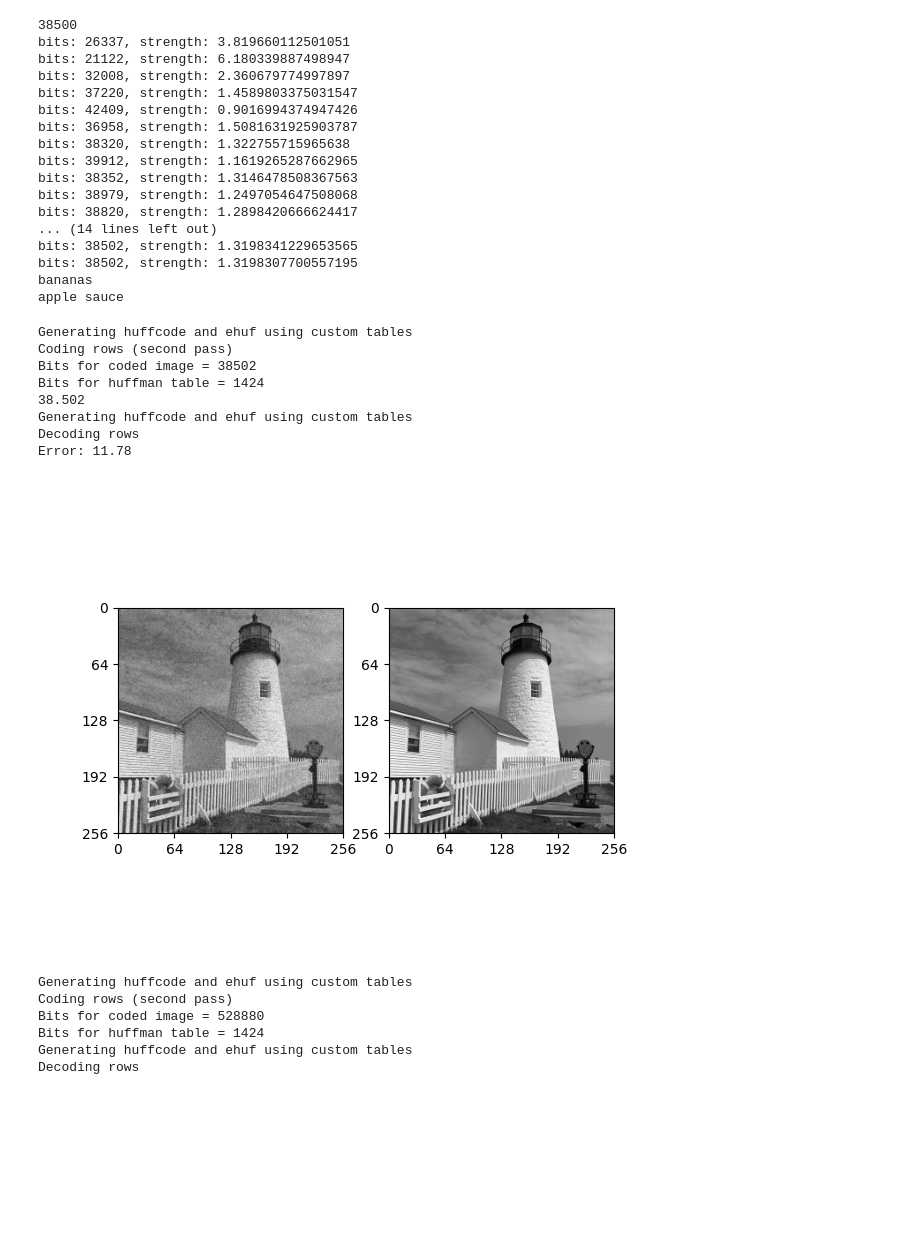
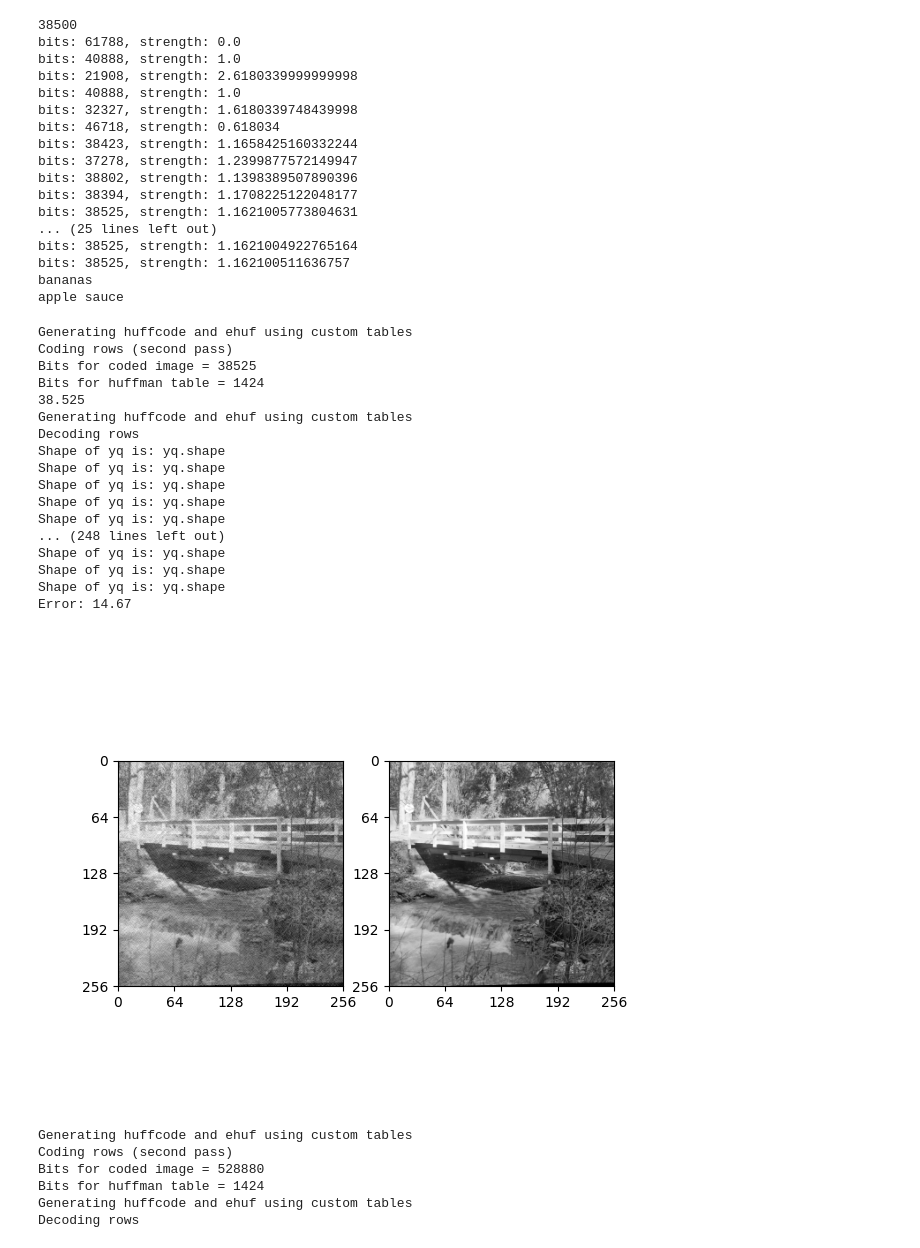
Before and after one commit to sigproc-classrooms/sf2-competition-2023-team-10, a Jupyter notebook: experiments.ipynb, the cells around one changed output. Cells and saved outputs as stored; diff of their text form; code cells hidden in the pictures; blank space fills up the shorter version.

```diff
--- a/experiments.ipynb
+++ b/experiments.ipynb
@@ -17,59 +17,70 @@ flamingo, _ = load_mat_img(img='flamingo.mat', img_info='X')
 lighthouse = lighthouse -  128.0
 bridge = bridge - 128.0
 flamingo = flamingo - 128.0
+# %%
+X = bridge
 # %%
-pca_object, pca_result, factors, strength = DWT_quant(lighthouse)
+pca_object, pca_result, factors, strength = DWT_quant(X)
 # %% [output]
 38500
-bits: 26337, strength: 3.819660112501051
-bits: 21122, strength: 6.180339887498947
-bits: 32008, strength: 2.360679774997897
-bits: 37220, strength: 1.4589803375031547
-bits: 42409, strength: 0.9016994374947426
-bits: 36958, strength: 1.5081631925903787
-bits: 38320, strength: 1.322755715965638
-bits: 39912, strength: 1.1619265287662965
-bits: 38352, strength: 1.3146478508367563
-bits: 38979, strength: 1.2497054647508068
-bits: 38820, strength: 1.2898420666624417
-... (14 lines left out)
-bits: 38502, strength: 1.3198341229653565
-bits: 38502, strength: 1.3198307700557195
+bits: 61788, strength: 0.0
+bits: 40888, strength: 1.0
+bits: 21908, strength: 2.6180339999999998
+bits: 40888, strength: 1.0
+bits: 32327, strength: 1.6180339748439998
+bits: 46718, strength: 0.618034
+bits: 38423, strength: 1.1658425160332244
+bits: 37278, strength: 1.2399877572149947
+bits: 38802, strength: 1.1398389507890396
+bits: 38394, strength: 1.1708225122048177
+bits: 38525, strength: 1.1621005773804631
+... (25 lines left out)
+bits: 38525, strength: 1.1621004922765164
+bits: 38525, strength: 1.162100511636757
 bananas
 apple sauce
 # %%
 # reconstructed0 = inverse_DWT(Yq, N, g1, g2)
 vlc, header = PCA_huffenc(pca_result, opthuff=True)
 print(np.sum(vlc[:, 1])/1000)
-pca_decoded = PCA_huffdec(vlc, hufftab=header)
+pca_decoded = PCA_huffdec(vlc, pca_object, hufftab=header)
 
 DWT_decoded = inverse_PCA_DWT(pca_object, pca_result)
 
 
 
 DWT_final = quantdwt2(DWT_decoded, factors, strength=strength)
 reconstructed = inverse_DWT(DWT_final, N, g1, g2)
 
 
 fig, axs = plt.subplots(1, 2)
 plot_image(reconstructed, ax=axs[0])
-plot_image(lighthouse, ax=axs[1])
+plot_image(X, ax=axs[1])
 
 # size_of_img = np.sum(vlc[:, 1])
 # axs.set(title='Decoded and reconstructed image', yticks=[], xlabel=f'no. of bits: {size_of_img:.2e}')
 
 
-print("Error:", np.std(reconstructed-lighthouse).round(2))
+print("Error:", np.std(reconstructed-X).round(2))
 # %% [output]
 Generating huffcode and ehuf using custom tables
 Coding rows (second pass)
-Bits for coded image = 38502
+Bits for coded image = 38525
 Bits for huffman table = 1424
-38.502
+38.525
 Generating huffcode and ehuf using custom tables
 Decoding rows
-Error: 11.78
+Shape of yq is: yq.shape
+Shape of yq is: yq.shape
+Shape of yq is: yq.shape
+Shape of yq is: yq.shape
+Shape of yq is: yq.shape
+... (248 lines left out)
+Shape of yq is: yq.shape
+Shape of yq is: yq.shape
+Shape of yq is: yq.shape
+Error: 14.67
-[figure, old version]
+[figure, new version]
 # %%
 vlc, header = DWT_huffenc(flamingo, N=7, dcbits=8, opthuff=True)
 Z = DWT_huffdec(vlc, 10, factors, strength, N=7, hufftab=header)
```
Also changed, not shown: parts of 1 cell of this notebook, 5 other files.
